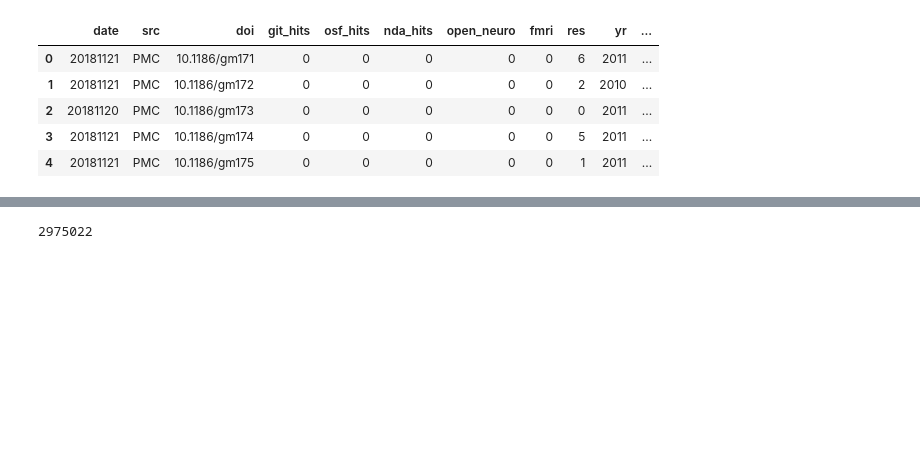
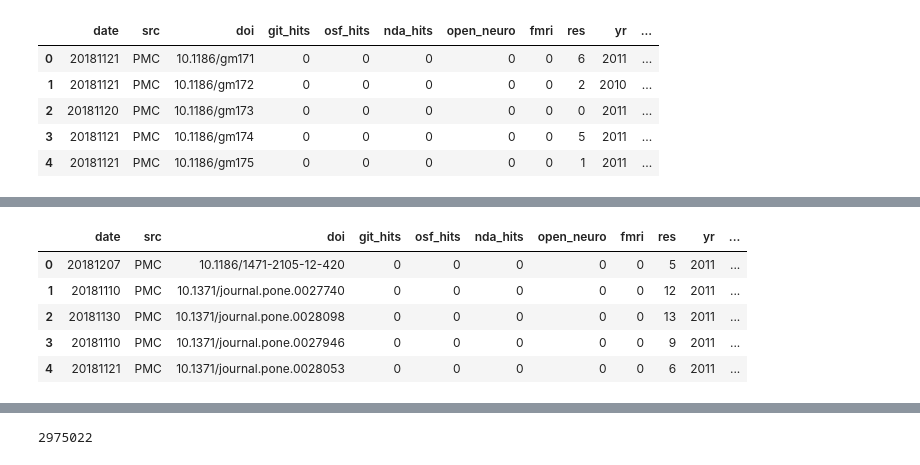
Before and after one commit to riddlet/ac_knowl, a Jupyter notebook: testing_sparql.ipynb, the cells around one changed output, grey strips where cells are left out. Drawn from its saved outputs; the diff is of its cells as text; code cells hidden in the pictures; blank space fills up the shorter version.

Commit message:
still getting data

```diff
--- a/testing_sparql.ipynb
+++ b/testing_sparql.ipynb
@@ -679,0 +678,15 @@ missed
+# %%
+git_links = []
+progress = [i for i in range(0, 45000, 2500)]
+
+for i, j in enumerate(unique_ids[400000:]):
+    if i in progress:
+        print(i)
+    pth = 'https://www.ncbi.nlm.nih.gov/research/bionlp/RESTful/pmcoa.cgi/BioC_json/' + j + '/unicode'
+    try:
+        r = requests.get(pth)
+        git_links.append(return_useful_data(r) + (j, i))
+    except:
+        missed.append([i,j])
+    if i==45000:
+        break
@@ -679,0 +712,13 @@ missed
+# %%
+df = pd.DataFrame(git_links, columns=['date', 'src', 'doi', 'git_hits',
+                                      'osf_hits', 'nda_hits', 'open_neuro',
+                                      'fmri', 'res', 'yr', 'pmcid', 'idx'])
+df.to_csv('/home/riddleta/ac_knowl/output/bionlp_10.csv')
+df.head()
+# %% [output]
+|  | date | src | doi | git_hits | osf_hits | nda_hits | open_neuro | fmri | res | yr | ... |
+| 0 | 20181207 | PMC | 10.1186/1471-2105-12-420 | 0 | 0 | 0 | 0 | 0 | 5 | 2011 | ... |
+| 1 | 20181110 | PMC | 10.1371/journal.pone.0027740 | 0 | 0 | 0 | 0 | 0 | 12 | 2011 | ... |
+| 2 | 20181130 | PMC | 10.1371/journal.pone.0028098 | 0 | 0 | 0 | 0 | 0 | 13 | 2011 | ... |
+| 3 | 20181110 | PMC | 10.1371/journal.pone.0027946 | 0 | 0 | 0 | 0 | 0 | 9 | 2011 | ... |
+| 4 | 20181121 | PMC | 10.1371/journal.pone.0028053 | 0 | 0 | 0 | 0 | 0 | 6 | 2011 | ... |
```
Also changed, not shown: parts of 17 cells of this notebook.
